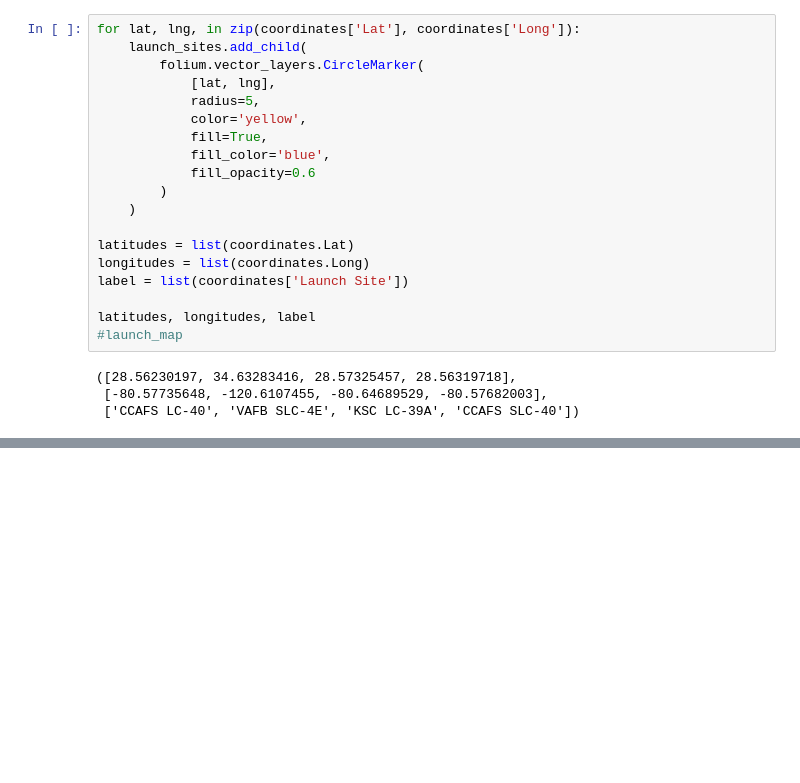
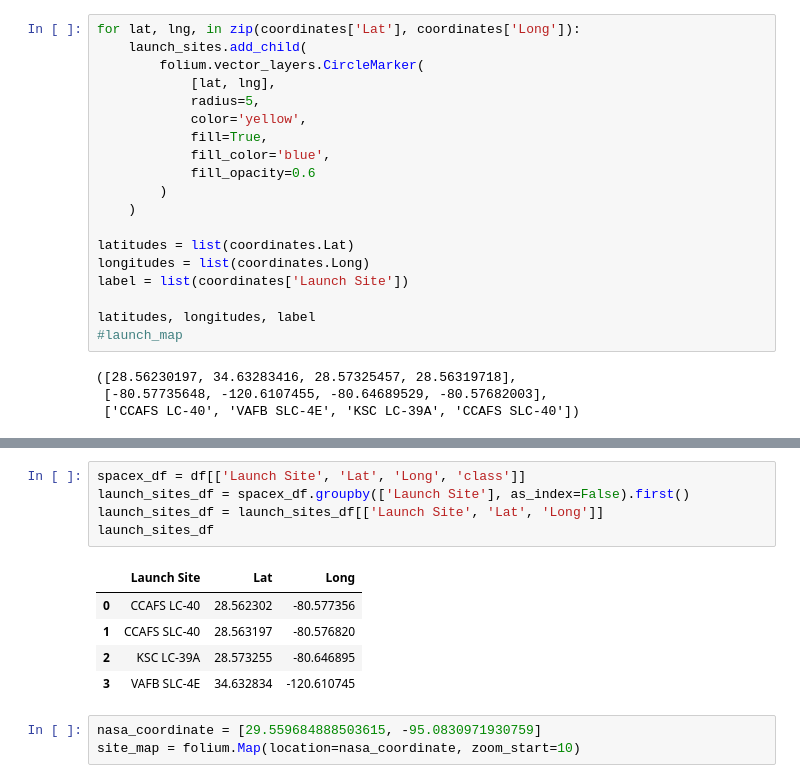
Before and after one commit to restjohnson/spaceX_landing_analysis, a Jupyter notebook: interactive_viz.ipynb, the cells around one changed output, grey strips where cells are left out. Saved outputs shown, nothing was run; the diff lists cells and outputs as text; blank space fills up the shorter version.

Commit message:
added nasa coordinates

```diff
--- a/interactive_viz.ipynb
+++ b/interactive_viz.ipynb
@@ -57,3 +57,17 @@ launch_map.add_child(launch_sites)
 launch_map
 # %% [output]
 [interactive output not drawn]
+# %%
+spacex_df = df[['Launch Site', 'Lat', 'Long', 'class']]
+launch_sites_df = spacex_df.groupby(['Launch Site'], as_index=False).first()
+launch_sites_df = launch_sites_df[['Launch Site', 'Lat', 'Long']]
+launch_sites_df
+# %% [output]
+|  | Launch Site | Lat | Long |
+| 0 | CCAFS LC-40 | 28.562302 | -80.577356 |
+| 1 | CCAFS SLC-40 | 28.563197 | -80.576820 |
+| 2 | KSC LC-39A | 28.573255 | -80.646895 |
+| 3 | VAFB SLC-4E | 34.632834 | -120.610745 |
+# %%
+nasa_coordinate = [29.559684888503615, -95.0830971930759]
+site_map = folium.Map(location=nasa_coordinate, zoom_start=10)
```
Also changed, not shown: parts of 1 cell of this notebook.
